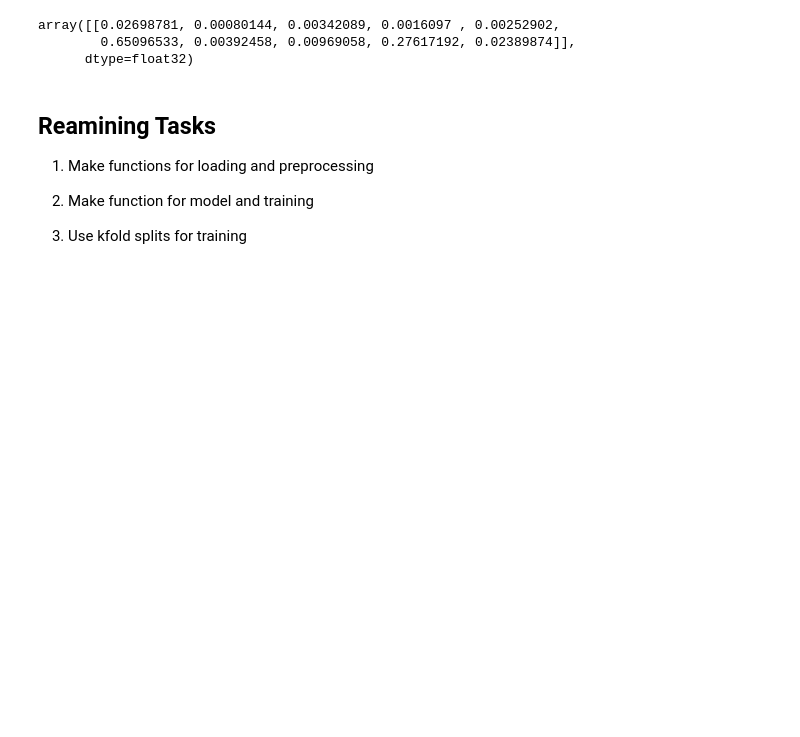
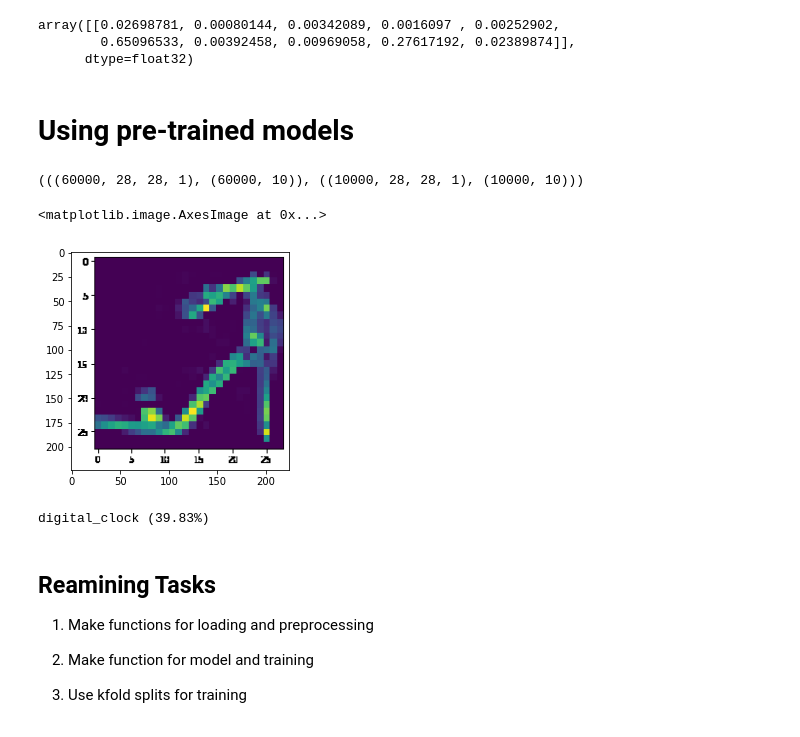
Before and after one commit to rohailkhan/Acomputer_vision, a Jupyter notebook: 19_Black_and_White_Photos_classification.ipynb, the cells around one changed output. Drawn from its saved outputs; the diff is of its cells as text; code cells hidden in the pictures; blank space fills up the shorter version.

```diff
--- a/19_Black_and_White_Photos_classification.ipynb
+++ b/19_Black_and_White_Photos_classification.ipynb
@@ -208,0 +207,2 @@ array([[0.02698781, 0.00080144, 0.00342089, 0.0016097 , 0.00252902,
+# %% [markdown]
+# Using pre-trained models
@@ -208,0 +218,4 @@ array([[0.02698781, 0.00080144, 0.00342089, 0.0016097 , 0.00252902,
+# %%
+(trainX.shape, trainY.shape), (testX.shape, testY.shape)
+# %% [output]
+(((60000, 28, 28, 1), (60000, 10)), ((10000, 28, 28, 1), (10000, 10)))
@@ -209,3 +224,35 @@ array([[0.02698781, 0.00080144, 0.00342089, 0.0016097 , 0.00252902,
+# %%
+image_path='/content/drive/MyDrive/20210309_Datasets/sandle.png'
+image=load_img(path=image_path,target_size=(224,224) ,grayscale='True')
+# %%
+plt.imshow(image)
+# %% [output]
+<matplotlib.image.AxesImage at 0x...>
+[figure, added]
+# %%
+from keras.preprocessing.image import load_img
+from keras.applications.vgg16 import preprocess_input
+from keras.applications.vgg16 import decode_predictions
+
+image = load_img(image_path, target_size=(224,224))
+# # convert the image pixels to a numpy array
+image = np.array(image)
+# # reshape data for the model
+image = image.reshape((1, image.shape[0], image.shape[1], image.shape[2]))
+# prepare the image for the VGG model
+image = preprocess_input(image)
+# load the model
+model = VGG16()
+# predict the probability across all output classes
+yhat = model.predict(image)
+# convert the probabilities to class labels
+label = decode_predictions(yhat)
+# retrieve the most likely result, e.g. highest probability
+label1 = label[0][0]
+# print the classification
+print('%s (%.2f%%)' % (label1[1], label1[2]*100))
+# %% [output]
+digital_clock (39.83%)
 # %% [markdown]
 ## Reamining Tasks
 
```
Also changed, not shown: parts of 4 cells of this notebook.
